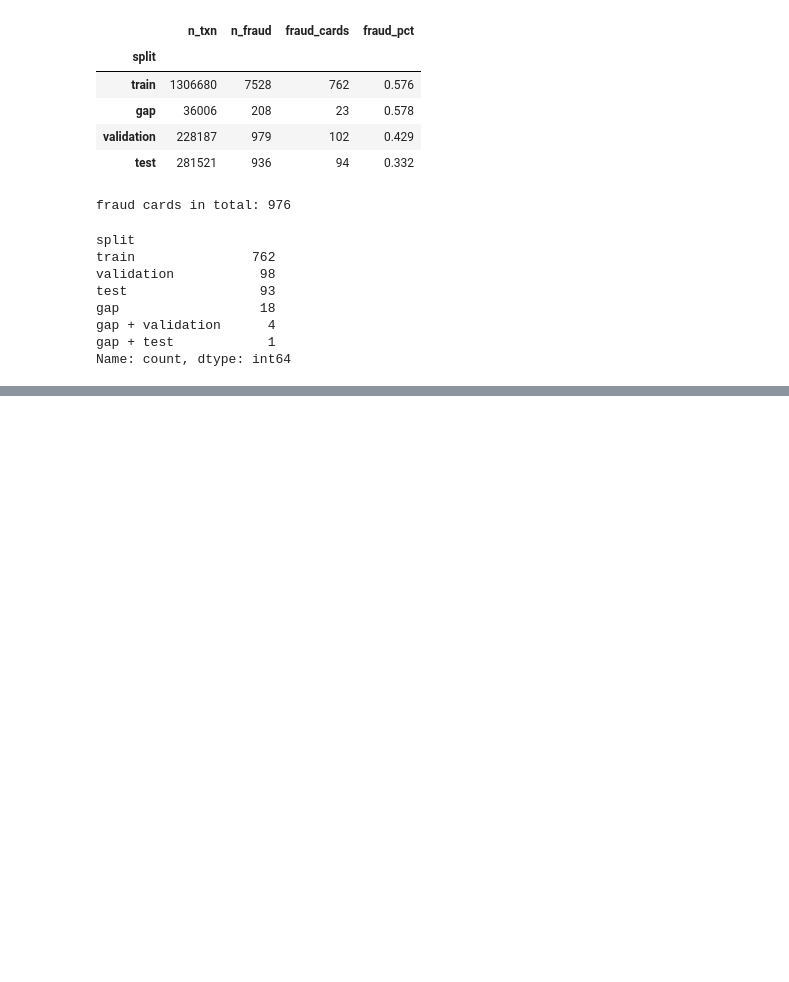
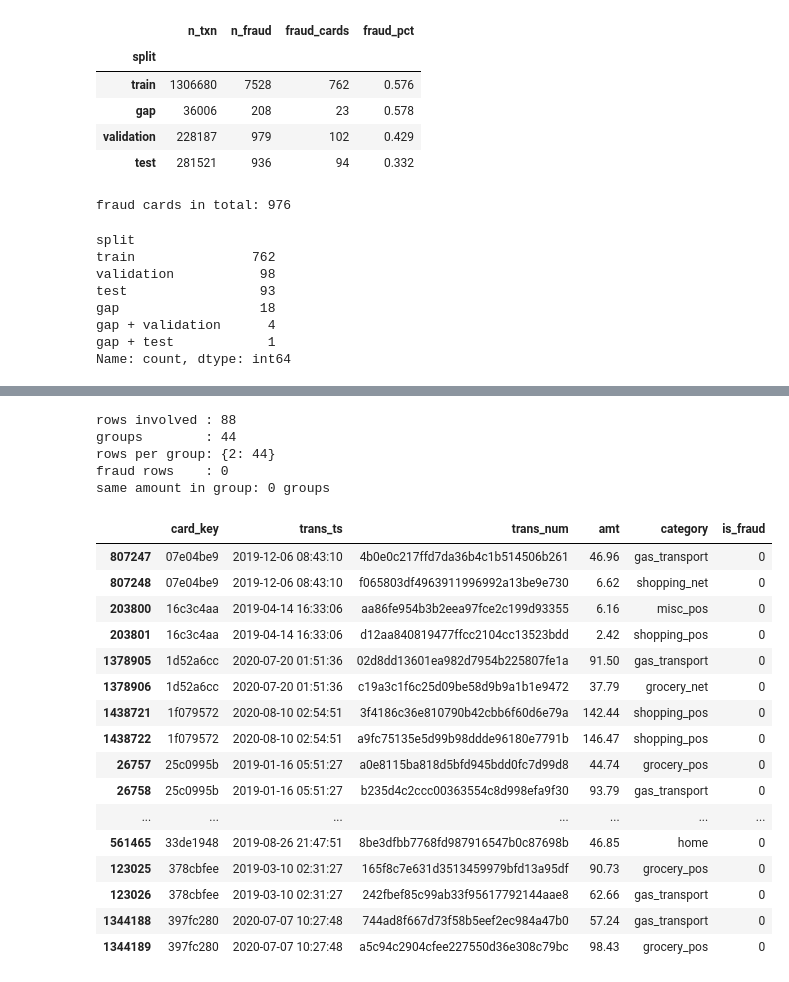
Before and after one commit to mahsafallahi/fraud-intelligence-platform, a Jupyter notebook: notebooks/04_modelling.ipynb, the cells around one changed output, grey strips where cells are left out. Saved outputs shown, nothing was run; the diff lists cells and outputs as text; code cells hidden in the pictures; blank space fills up the shorter version.

```diff
--- a/notebooks/04_modelling.ipynb
+++ b/notebooks/04_modelling.ipynb
@@ -112,0 +176,37 @@ Name: count, dtype: int64
+# %%
+key = ["card_key", "trans_ts"]
+dup_mask = frame.duplicated(key, keep=False)
+dups = frame.loc[dup_mask, key + ["trans_num", "amt", "category", "is_fraud"]].copy()
+dups["card_key"] = dups["card_key"].str[:8]
+dups = dups.sort_values(key)
+
+groups = dups.groupby(key)
+print("rows involved :", len(dups))
+print("groups        :", groups.ngroups)
+print("rows per group:", groups.size().value_counts().to_dict())
+print("fraud rows    :", int(dups["is_fraud"].sum()))
+print("same amount in group:", int((groups["amt"].nunique() == 1).sum()), "groups")
+dups.head(20)
+# %% [output]
+rows involved : 88
+groups        : 44
+rows per group: {2: 44}
+fraud rows    : 0
+same amount in group: 0 groups
+|  | card_key | trans_ts | trans_num | amt | category | is_fraud |
+| 807247 | 07e04be9 | 2019-12-06 08:43:10 | 4b0e0c217ffd7da36b4c1b514506b261 | 46.96 | gas_transport | 0 |
+| 807248 | 07e04be9 | 2019-12-06 08:43:10 | f065803df4963911996992a13be9e730 | 6.62 | shopping_net | 0 |
+| 203800 | 16c3c4aa | 2019-04-14 16:33:06 | aa86fe954b3b2eea97fce2c199d93355 | 6.16 | misc_pos | 0 |
+| 203801 | 16c3c4aa | 2019-04-14 16:33:06 | d12aa840819477ffcc2104cc13523bdd | 2.42 | shopping_pos | 0 |
+| 1378905 | 1d52a6cc | 2020-07-20 01:51:36 | 02d8dd13601ea982d7954b225807fe1a | 91.50 | gas_transport | 0 |
+| 1378906 | 1d52a6cc | 2020-07-20 01:51:36 | c19a3c1f6c25d09be58d9b9a1b1e9472 | 37.79 | grocery_net | 0 |
+| 1438721 | 1f079572 | 2020-08-10 02:54:51 | 3f4186c36e810790b42cbb6f60d6e79a | 142.44 | shopping_pos | 0 |
+| 1438722 | 1f079572 | 2020-08-10 02:54:51 | a9fc75135e5d99b98ddde96180e7791b | 146.47 | shopping_pos | 0 |
+| 26757 | 25c0995b | 2019-01-16 05:51:27 | a0e8115ba818d5bfd945bdd0fc7d99d8 | 44.74 | grocery_pos | 0 |
+| 26758 | 25c0995b | 2019-01-16 05:51:27 | b235d4c2ccc00363554c8d998efa9f30 | 93.79 | gas_transport | 0 |
+| ... | ... | ... | ... | ... | ... | ... |
+| 561465 | 33de1948 | 2019-08-26 21:47:51 | 8be3dfbb7768fd987916547b0c87698b | 46.85 | home | 0 |
+| 123025 | 378cbfee | 2019-03-10 02:31:27 | 165f8c7e631d3513459979bfd13a95df | 90.73 | grocery_pos | 0 |
+| 123026 | 378cbfee | 2019-03-10 02:31:27 | 242fbef85c99ab33f95617792144aae8 | 62.66 | gas_transport | 0 |
+| 1344188 | 397fc280 | 2020-07-07 10:27:48 | 744ad8f667d73f58b5eef2ec984a47b0 | 57.24 | gas_transport | 0 |
+| 1344189 | 397fc280 | 2020-07-07 10:27:48 | a5c94c2904cfee227550d36e308c79bc | 98.43 | grocery_pos | 0 |
```
Also changed, not shown: parts of 2 cells of this notebook, 2 other files.
